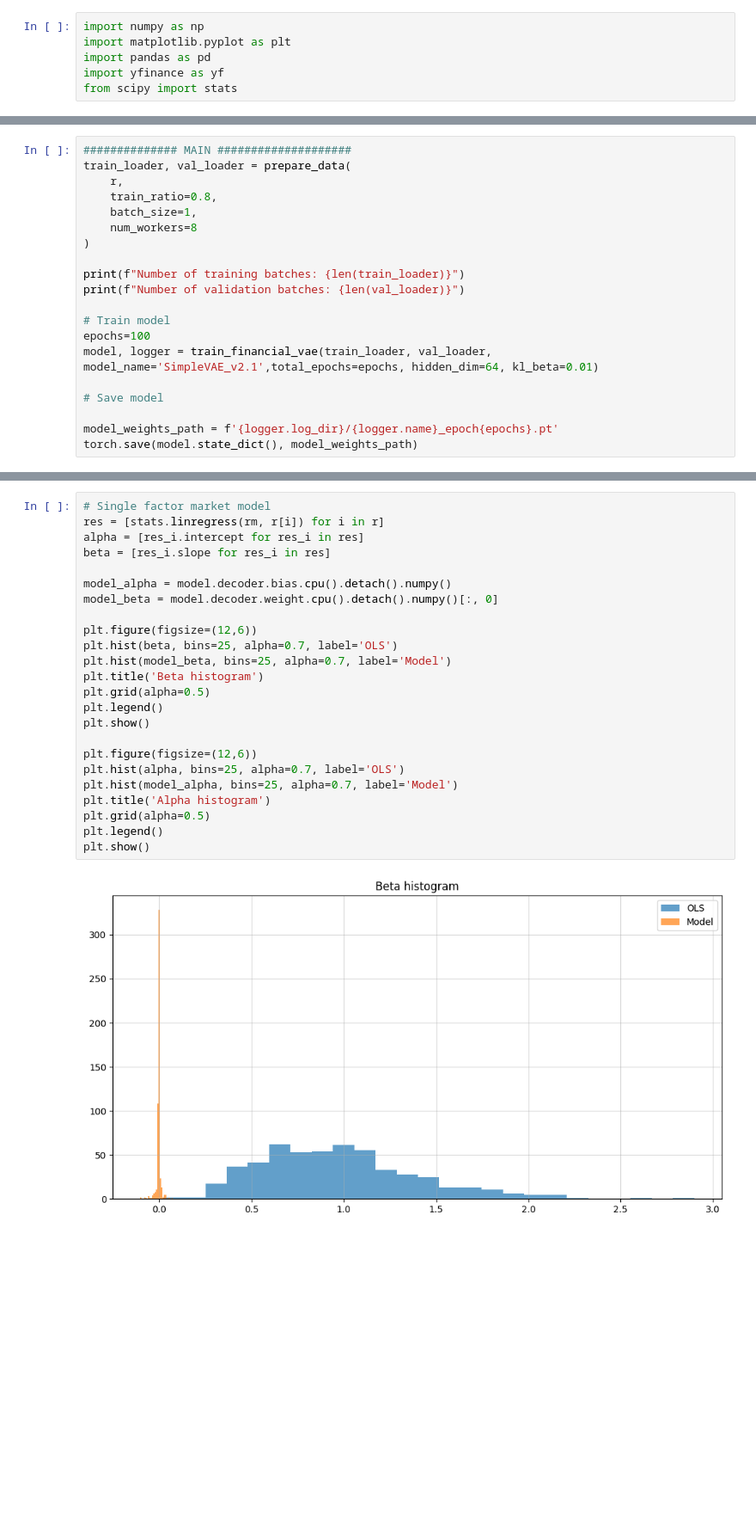
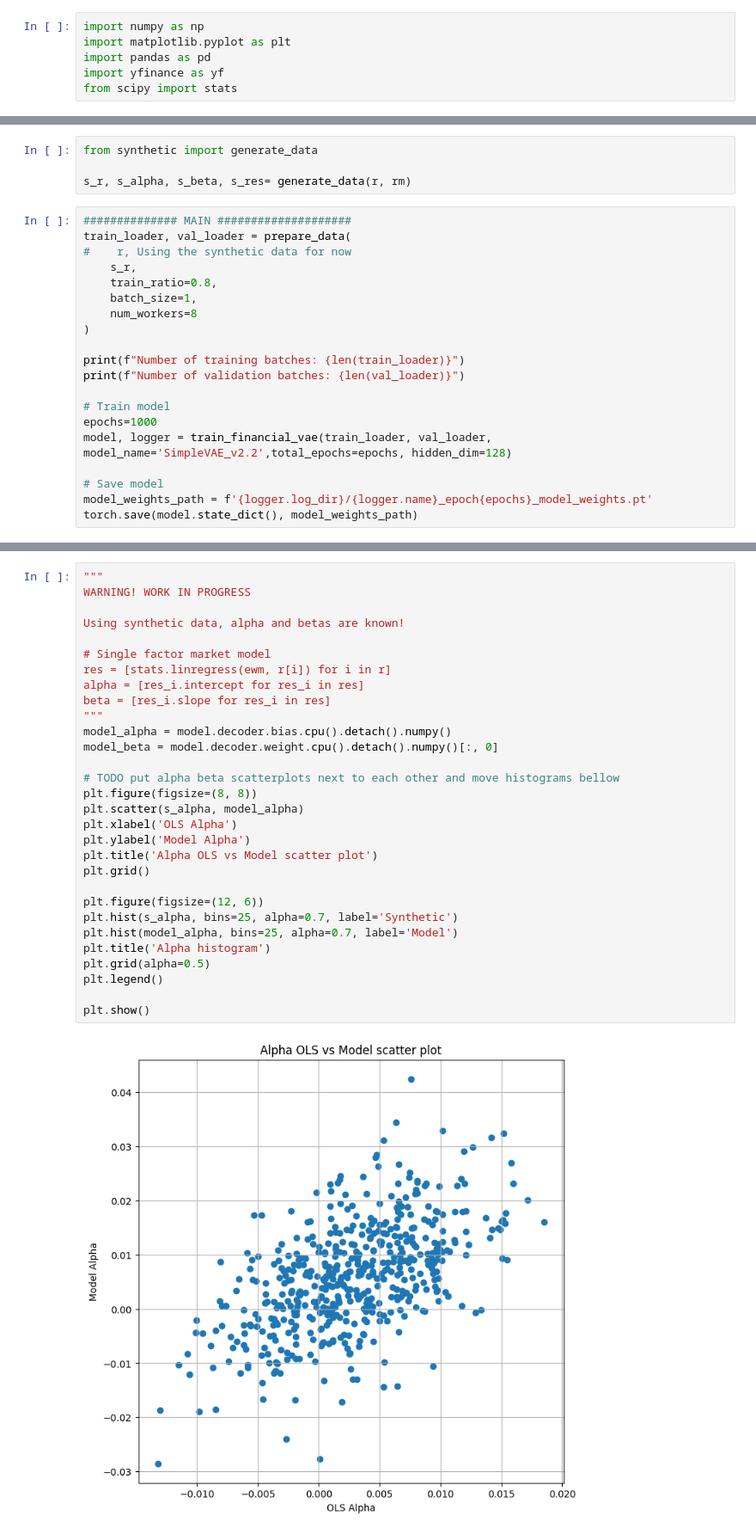
Before and after one commit to MarkoMiljkovic45/masters-thesis, a Jupyter notebook: 02-SimpleVAE_v2.ipynb, the cells around one changed output, grey strips where cells are left out. Shown at 86% size. Cells and saved outputs as stored; diff of their text form; blank space fills up the shorter version.

Commit message:
Minor changes to Simple_VAE_v2.1

```diff
--- a/02-SimpleVAE_v2.ipynb
+++ b/02-SimpleVAE_v2.ipynb
@@ -287,7 +327,12 @@ def plot_reconstruction(all_originals, all_reconstructions, mu=None, stock_indic
+# %%
+from synthetic import generate_data
+
+s_r, s_alpha, s_beta, s_res= generate_data(r, rm)
 # %%
 ############## MAIN ####################
 train_loader, val_loader = prepare_data(
-    r,
+#    r, Using the synthetic data for now
+    s_r,
     train_ratio=0.8,
     batch_size=1,
     num_workers=8
@@ -297,12 +342,11 @@ print(f"Number of training batches: {len(train_loader)}")
 print(f"Number of validation batches: {len(val_loader)}")
 
 # Train model
-epochs=100
-model, logger = train_financial_vae(train_loader, val_loader, model_name='SimpleVAE_v2.1',total_epochs=epochs, hidden_dim=64, kl_beta=0.01)
+epochs=1000
+model, logger = train_financial_vae(train_loader, val_loader, model_name='SimpleVAE_v2.2',total_epochs=epochs, hidden_dim=128)
 
 # Save model
-
-model_weights_path = f'{logger.log_dir}/{logger.name}_epoch{epochs}.pt'
+model_weights_path = f'{logger.log_dir}/{logger.name}_epoch{epochs}_model_weights.pt'
 torch.save(model.state_dict(), model_weights_path)
 # %% [output]
 You are using the plain ModelCheckpoint callback. Consider using LitModelCheckpoint which with seamless uploading to Model registry.
@@ -405,26 +429,32 @@ stock_271: beta*=1.1326 MSE = 0.052934
 # %%
+"""
+WARNING! WORK IN PROGRESS
+
+Using synthetic data, alpha and betas are known!
+
 # Single factor market model
-res = [stats.linregress(rm, r[i]) for i in r]
+res = [stats.linregress(ewm, r[i]) for i in r]
 alpha = [res_i.intercept for res_i in res]
 beta = [res_i.slope for res_i in res]
-
+"""
 model_alpha = model.decoder.bias.cpu().detach().numpy()
 model_beta = model.decoder.weight.cpu().detach().numpy()[:, 0]
 
-plt.figure(figsize=(12,6))
-plt.hist(beta, bins=25, alpha=0.7, label='OLS')
-plt.hist(model_beta, bins=25, alpha=0.7, label='Model')
-plt.title('Beta histogram')
-plt.grid(alpha=0.5)
-plt.legend()
-plt.show()
+# TODO put alpha beta scatterplots next to each other and move histograms bellow
+plt.figure(figsize=(8, 8))
+plt.scatter(s_alpha, model_alpha)
+plt.xlabel('OLS Alpha')
+plt.ylabel('Model Alpha')
+plt.title('Alpha OLS vs Model scatter plot')
+plt.grid()
 
-plt.figure(figsize=(12,6))
-plt.hist(alpha, bins=25, alpha=0.7, label='OLS')
+plt.figure(figsize=(12, 6))
+plt.hist(s_alpha, bins=25, alpha=0.7, label='Synthetic')
 plt.hist(model_alpha, bins=25, alpha=0.7, label='Model')
 plt.title('Alpha histogram')
 plt.grid(alpha=0.5)
 plt.legend()
+
 plt.show()
 # %% [output]
-[figure, old version]
+[figure, new version]
```
Also changed, not shown: parts of 21 cells of this notebook.
